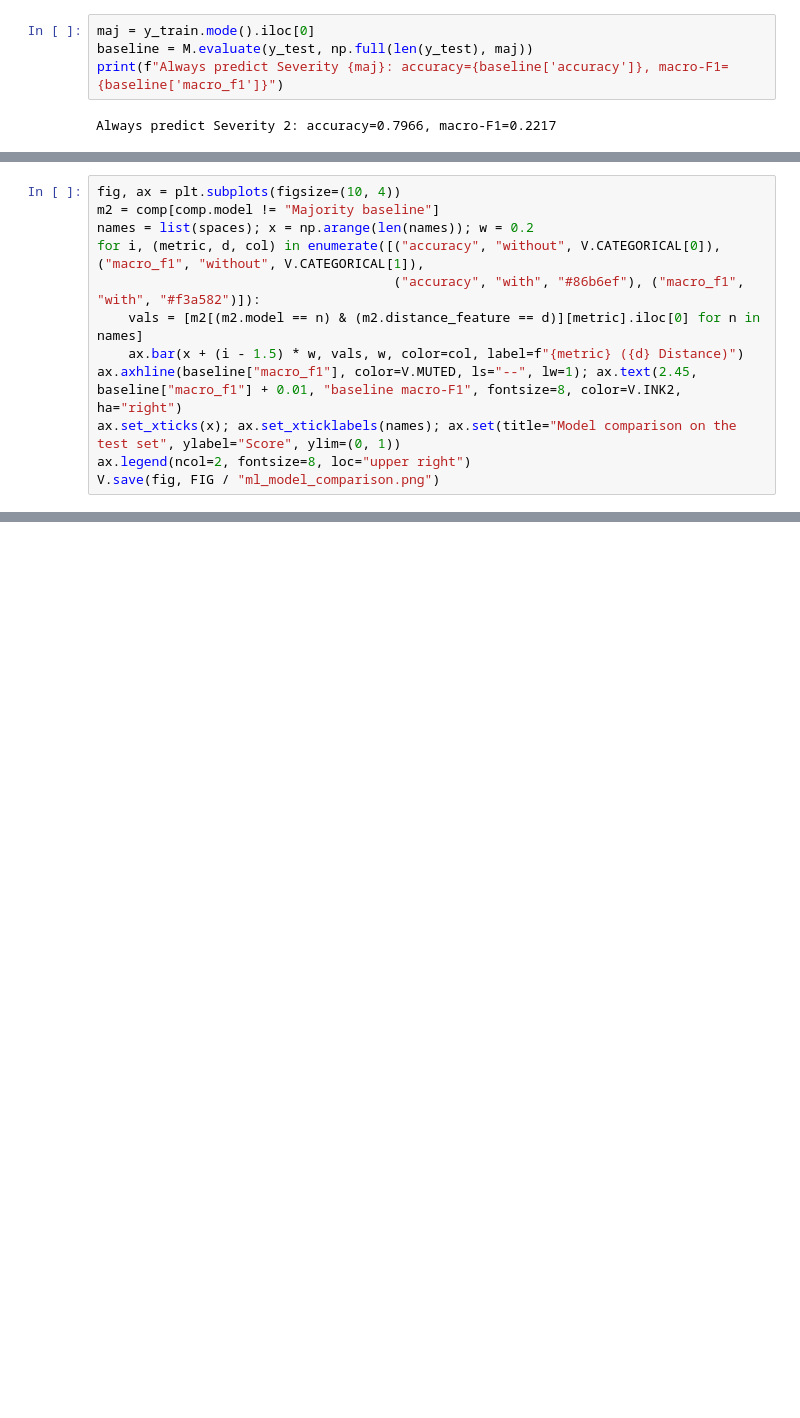
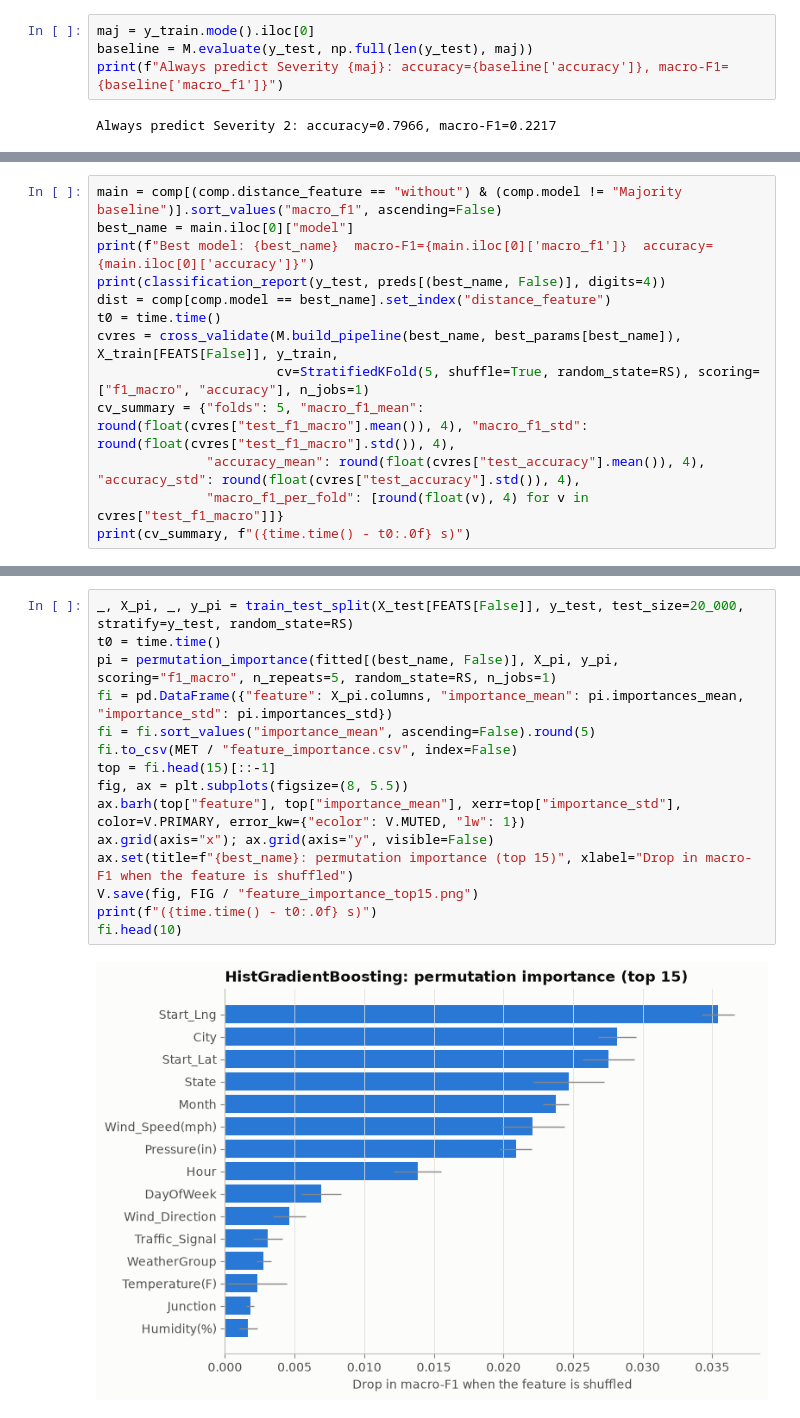
Before and after one commit to Abin-Shaji-Thomas/Smart-Traffic-Accident-Analysis-and-Severity-Prediction, a Jupyter notebook: notebooks/04_machine_learning.ipynb, the cells around one changed output, grey strips where cells are left out. Saved outputs shown, nothing was run; the diff lists cells and outputs as text; blank space fills up the shorter version.

```diff
--- a/notebooks/04_machine_learning.ipynb
+++ b/notebooks/04_machine_learning.ipynb
@@ -246,12 +74,0 @@ V.save(fig, FIG / "ml_confusion_matrices.png")
-# %%
-fig, ax = plt.subplots(figsize=(10, 4))
-m2 = comp[comp.model != "Majority baseline"]
-names = list(spaces); x = np.arange(len(names)); w = 0.2
-for i, (metric, d, col) in enumerate([("accuracy", "without", V.CATEGORICAL[0]), ("macro_f1", "without", V.CATEGORICAL[1]),
-                                      ("accuracy", "with", "#86b6ef"), ("macro_f1", "with", "#f3a582")]):
-    vals = [m2[(m2.model == n) & (m2.distance_feature == d)][metric].iloc[0] for n in names]
-    ax.bar(x + (i - 1.5) * w, vals, w, color=col, label=f"{metric} ({d} Distance)")
-ax.axhline(baseline["macro_f1"], color=V.MUTED, ls="--", lw=1); ax.text(2.45, baseline["macro_f1"] + 0.01, "baseline macro-F1", fontsize=8, color=V.INK2, ha="right")
-ax.set_xticks(x); ax.set_xticklabels(names); ax.set(title="Model comparison on the test set", ylabel="Score", ylim=(0, 1))
-ax.legend(ncol=2, fontsize=8, loc="upper right")
-V.save(fig, FIG / "ml_model_comparison.png")
@@ -365,0 +218,13 @@ for v in summary.values(): print("-", v)
+# %%
+main = comp[(comp.distance_feature == "without") & (comp.model != "Majority baseline")].sort_values("macro_f1", ascending=False)
+best_name = main.iloc[0]["model"]
+print(f"Best model: {best_name}  macro-F1={main.iloc[0]['macro_f1']}  accuracy={main.iloc[0]['accuracy']}")
+print(classification_report(y_test, preds[(best_name, False)], digits=4))
+dist = comp[comp.model == best_name].set_index("distance_feature")
+t0 = time.time()
+cvres = cross_validate(M.build_pipeline(best_name, best_params[best_name]), X_train[FEATS[False]], y_train,
+                       cv=StratifiedKFold(5, shuffle=True, random_state=RS), scoring=["f1_macro", "accuracy"], n_jobs=1)
+cv_summary = {"folds": 5, "macro_f1_mean": round(float(cvres["test_f1_macro"].mean()), 4), "macro_f1_std": round(float(cvres["test_f1_macro"].std()), 4),
+              "accuracy_mean": round(float(cvres["test_accuracy"].mean()), 4), "accuracy_std": round(float(cvres["test_accuracy"].std()), 4),
+              "macro_f1_per_fold": [round(float(v), 4) for v in cvres["test_f1_macro"]]}
+print(cv_summary, f"({time.time() - t0:.0f} s)")
@@ -365,0 +249,17 @@ for v in summary.values(): print("-", v)
+# %%
+_, X_pi, _, y_pi = train_test_split(X_test[FEATS[False]], y_test, test_size=20_000, stratify=y_test, random_state=RS)
+t0 = time.time()
+pi = permutation_importance(fitted[(best_name, False)], X_pi, y_pi, scoring="f1_macro", n_repeats=5, random_state=RS, n_jobs=1)
+fi = pd.DataFrame({"feature": X_pi.columns, "importance_mean": pi.importances_mean, "importance_std": pi.importances_std})
+fi = fi.sort_values("importance_mean", ascending=False).round(5)
+fi.to_csv(MET / "feature_importance.csv", index=False)
+top = fi.head(15)[::-1]
+fig, ax = plt.subplots(figsize=(8, 5.5))
+ax.barh(top["feature"], top["importance_mean"], xerr=top["importance_std"], color=V.PRIMARY, error_kw={"ecolor": V.MUTED, "lw": 1})
+ax.grid(axis="x"); ax.grid(axis="y", visible=False)
+ax.set(title=f"{best_name}: permutation importance (top 15)", xlabel="Drop in macro-F1 when the feature is shuffled")
+V.save(fig, FIG / "feature_importance_top15.png")
+print(f"({time.time() - t0:.0f} s)")
+fi.head(10)
+# %% [output]
+[figure, added]
```
Also changed, not shown: parts of 50 cells of this notebook, 32 other files.
